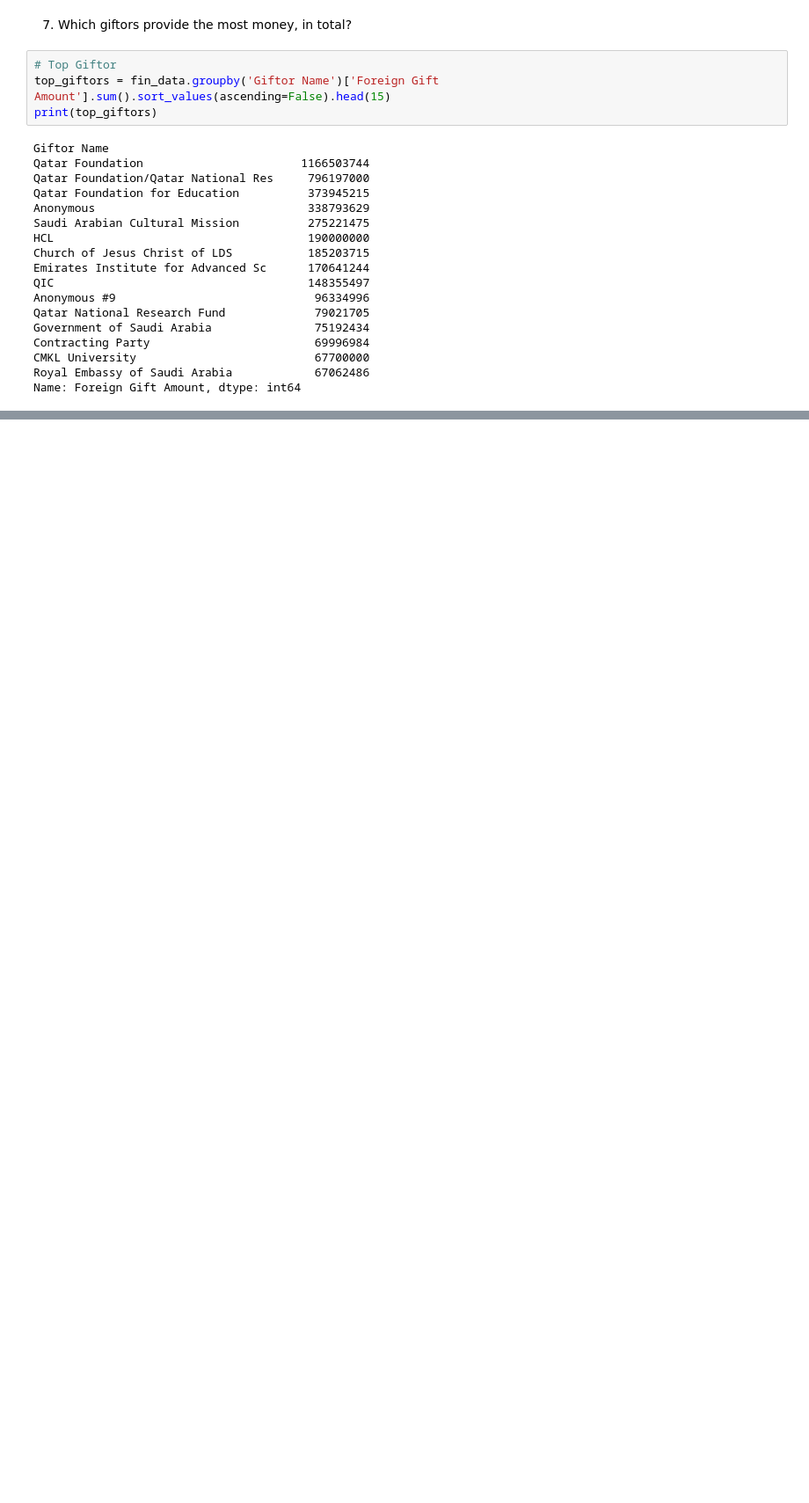
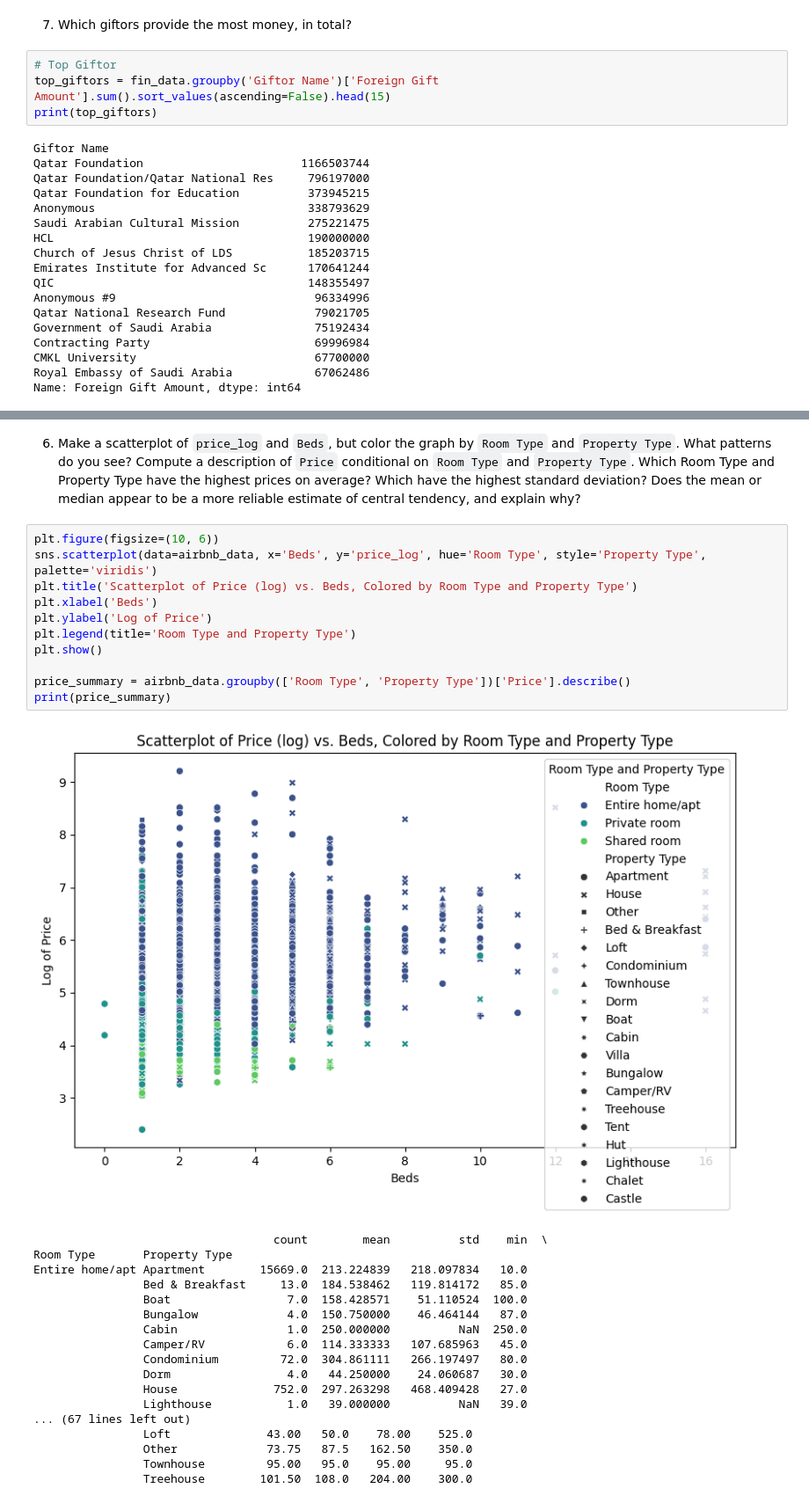
Before and after one commit to joelen4225/ds3001_assignment3, a Jupyter notebook: assignment/assignment.ipynb, the cells around one changed output, grey strips where cells are left out. Shown at 88% size. Saved outputs shown, nothing was run; the diff lists cells and outputs as text; blank space fills up the shorter version.

```diff
--- a/assignment/assignment.ipynb
+++ b/assignment/assignment.ipynb
@@ -243,0 +382,32 @@ Name: Foreign Gift Amount, dtype: int64
+# %% [markdown]
+  6. Make a scatterplot of `price_log` and `Beds`, but color the graph by `Room Type` and `Property Type`. What patterns do you see? Compute a description of `Price` conditional on `Room Type` and `Property Type`. Which Room Type and Property Type have the highest prices on average? Which have the highest standard deviation? Does the mean or median appear to be a more reliable estimate of central tendency, and explain why?
+# %%
+plt.figure(figsize=(10, 6))
+sns.scatterplot(data=airbnb_data, x='Beds', y='price_log', hue='Room Type', style='Property Type', palette='viridis')
+plt.title('Scatterplot of Price (log) vs. Beds, Colored by Room Type and Property Type')
+plt.xlabel('Beds')
+plt.ylabel('Log of Price')
+plt.legend(title='Room Type and Property Type')
+plt.show()
+
+price_summary = airbnb_data.groupby(['Room Type', 'Property Type'])['Price'].describe()
+print(price_summary)
+# %% [output]
+[figure, added]
+                                   count        mean          std    min  \
+Room Type       Property Type
+Entire home/apt Apartment        15669.0  213.224839   218.097834   10.0
+                Bed & Breakfast     13.0  184.538462   119.814172   85.0
+                Boat                 7.0  158.428571    51.110524  100.0
+                Bungalow             4.0  150.750000    46.464144   87.0
+                Cabin                1.0  250.000000          NaN  250.0
+                Camper/RV            6.0  114.333333   107.685963   45.0
+                Condominium         72.0  304.861111   266.197497   80.0
+                Dorm                 4.0   44.250000    24.060687   30.0
+                House              752.0  297.263298   468.409428   27.0
+                Lighthouse           1.0   39.000000          NaN   39.0
+... (67 lines left out)
+                Loft              43.00   50.0    78.00    525.0
+                Other             73.75   87.5   162.50    350.0
+                Townhouse         95.00   95.0    95.00     95.0
+                Treehouse        101.50  108.0   204.00    300.0
```
Also changed, not shown: parts of 33 cells of this notebook.
